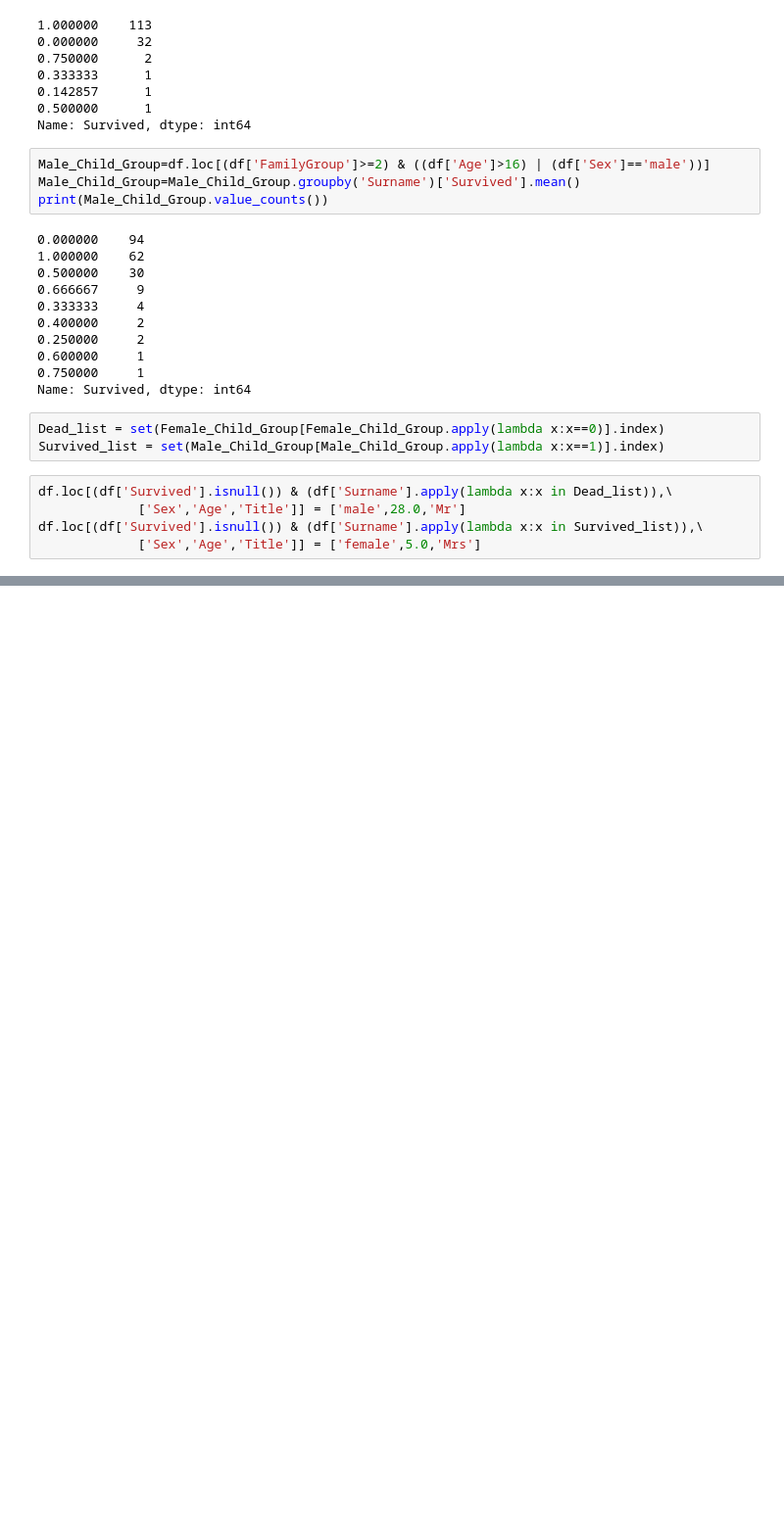
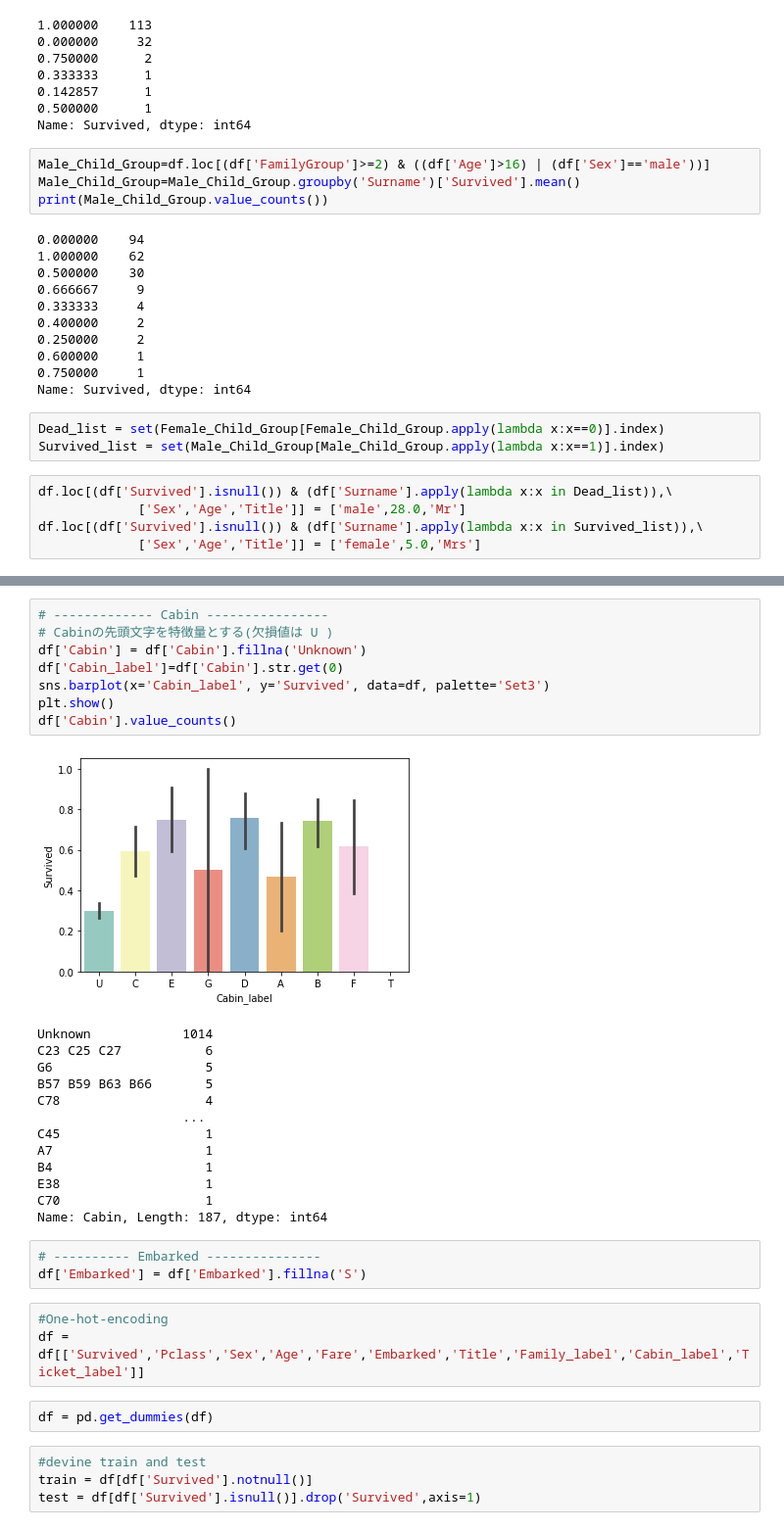
Before and after one commit to YusukeTakahashi2001/Kaggle_Titanic-Machine-Learning-from-Disaster_20201104, a Jupyter notebook: main_20201106.ipynb, the cells around one changed output, grey strips where cells are left out. Shown at 98% size. Cells and saved outputs as stored; diff of their text form; blank space fills up the shorter version.

```diff
--- a/main_20201106.ipynb
+++ b/main_20201106.ipynb
@@ -138,0 +167,34 @@ df.loc[(df['Survived'].isnull()) & (df['Surname'].apply(lambda x:x in Survived_l
+# %%
+# ------------- Cabin ----------------
+# Cabinの先頭文字を特徴量とする(欠損値は U )
+df['Cabin'] = df['Cabin'].fillna('Unknown')
+df['Cabin_label']=df['Cabin'].str.get(0)
+sns.barplot(x='Cabin_label', y='Survived', data=df, palette='Set3')
+plt.show()
+df['Cabin'].value_counts()
+# %% [output]
+[figure, added]
+Unknown            1014
+C23 C25 C27           6
+G6                    5
+B57 B59 B63 B66       5
+C78                   4
+                   ...
+C45                   1
+A7                    1
+B4                    1
+E38                   1
+C70                   1
+Name: Cabin, Length: 187, dtype: int64
+# %%
+# ---------- Embarked ---------------
+df['Embarked'] = df['Embarked'].fillna('S')
+# %%
+#One-hot-encoding
+df = df[['Survived','Pclass','Sex','Age','Fare','Embarked','Title','Family_label','Cabin_label','Ticket_label']]
+# %%
+df = pd.get_dummies(df)
+# %%
+#devine train and test
+train = df[df['Survived'].notnull()]
+test = df[df['Survived'].isnull()].drop('Survived',axis=1)
```
Also changed, not shown: parts of 8 cells of this notebook.
